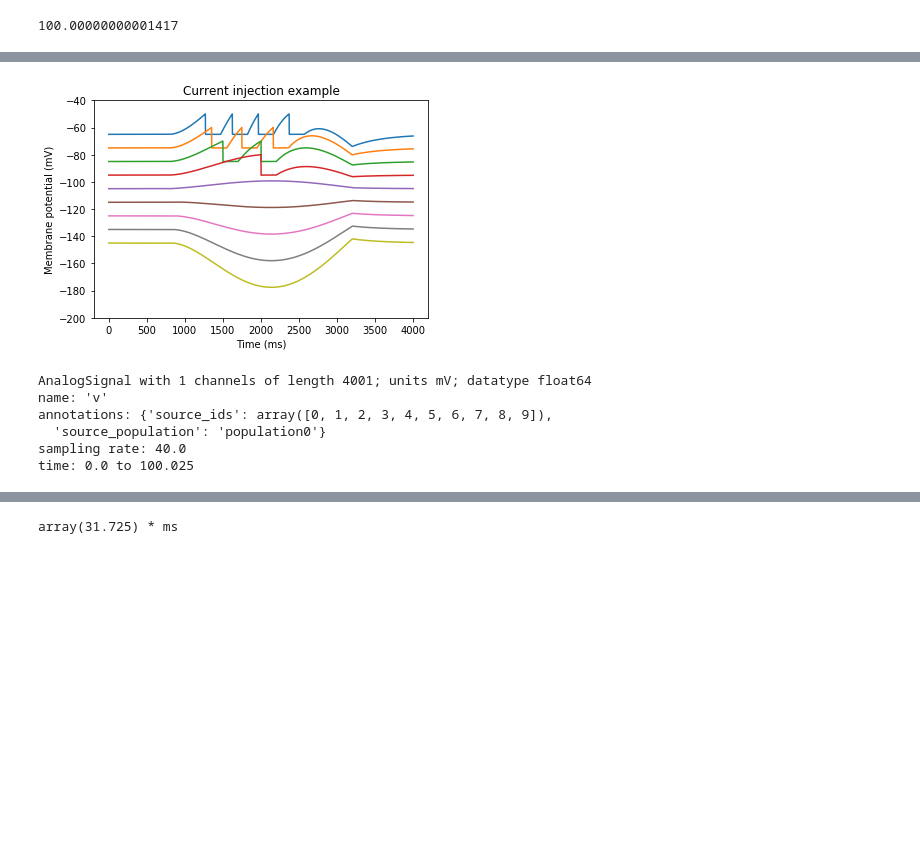
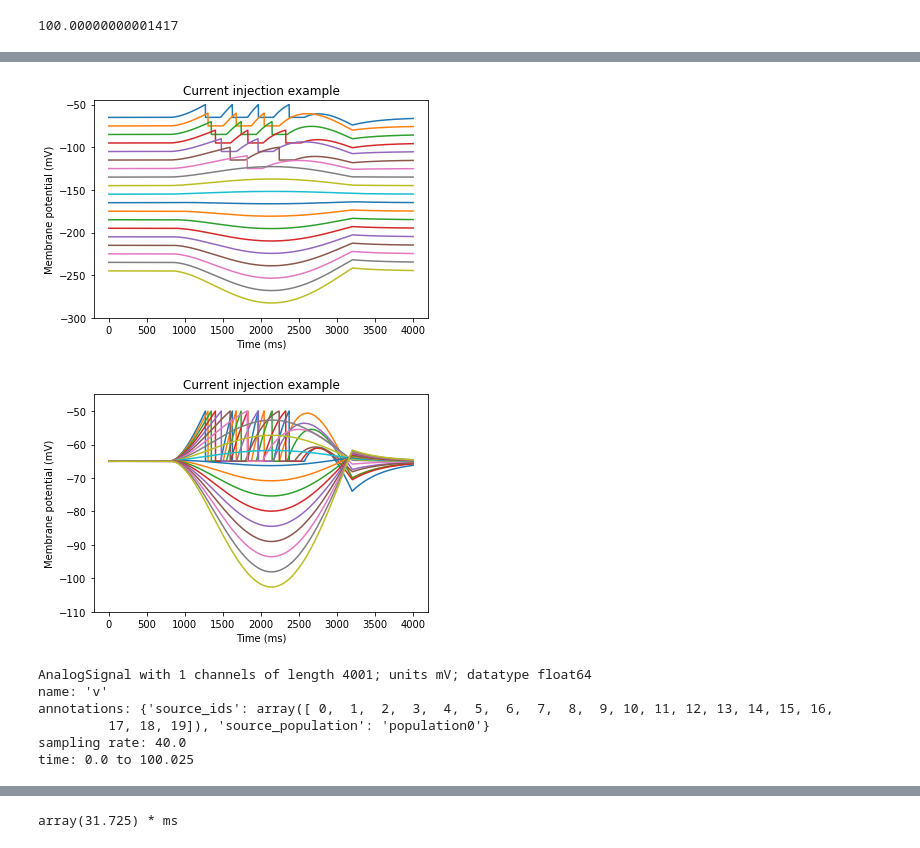
Before and after one commit to xhenes/optimality, a Jupyter notebook: AC-LIF.ipynb, the cells around one changed output, grey strips where cells are left out. Drawn from its saved outputs; the diff is of its cells as text; code cells hidden in the pictures; blank space fills up the shorter version.

```diff
--- a/AC-LIF.ipynb
+++ b/AC-LIF.ipynb
@@ -15,7 +16,7 @@ from quantities import mV,Hz
 # %%
-amps = linspace(-5, 5, 10)
-cell = neuron.Population(10, neuron.IF_curr_exp(v_thresh = -50.0, tau_refrac = 5.0, tau_m = 10.0))
-for cell_id in arange(0,9):
+amps = linspace(-5, 5, 20)
+cell = neuron.Population(20, neuron.IF_curr_exp(v_thresh = -50.0, tau_refrac = 5.0, tau_m = 10.0))
+for cell_id in arange(0,19):
     pulse = neuron.ACSource(start = 20.0, stop = 80.0, amplitude = amps[cell_id], offset = 0.1, frequency = 10, phase = 180.0)
     cell[cell_id].inject(pulse)
 # %%
@@ -38,21 +48,30 @@ time: 0.0 to 100.025
 # %%
 neuron.end()
 # %%
-for cell_id in arange(0,9):
+plt.figure()
+for cell_id in arange(0,19):
     plt.plot(vm[:,cell_id]-10*mV*cell_id)
 plt.xlabel("Time (ms)")
 plt.ylabel("Membrane potential (mV)")
-plt.ylim(-200, -40)
+plt.ylim(-300, -45)
 plt.title("Current injection example");
+plt.figure()
+for cell_id in arange(0,19):
+    plt.plot(vm[:, cell_id])
+plt.xlabel("Time (ms)")
+plt.ylabel("Membrane potential (mV)")
+plt.ylim(-110, -45)
+plt.title("Current injection example");
 # %% [output]
-[figure, old version]
+[figure, new version]
+[figure, added]
 # %%
 vm[:,0]
 # %% [output]
 AnalogSignal with 1 channels of length 4001; units mV; datatype float64
 name: 'v'
-annotations: {'source_ids': array([0, 1, 2, 3, 4, 5, 6, 7, 8, 9]),
-  'source_population': 'population0'}
+annotations: {'source_ids': array([ 0,  1,  2,  3,  4,  5,  6,  7,  8,  9, 10, 11, 12, 13, 14, 15, 16,
+         17, 18, 19]), 'source_population': 'population0'}
 sampling rate: 40.0
 time: 0.0 to 100.025
 # %%
```
Also changed, not shown: parts of 18 cells of this notebook.
